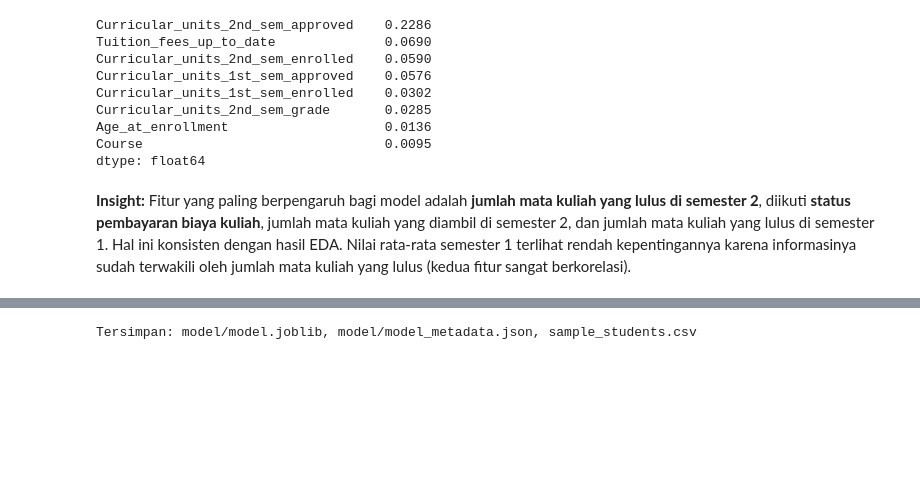
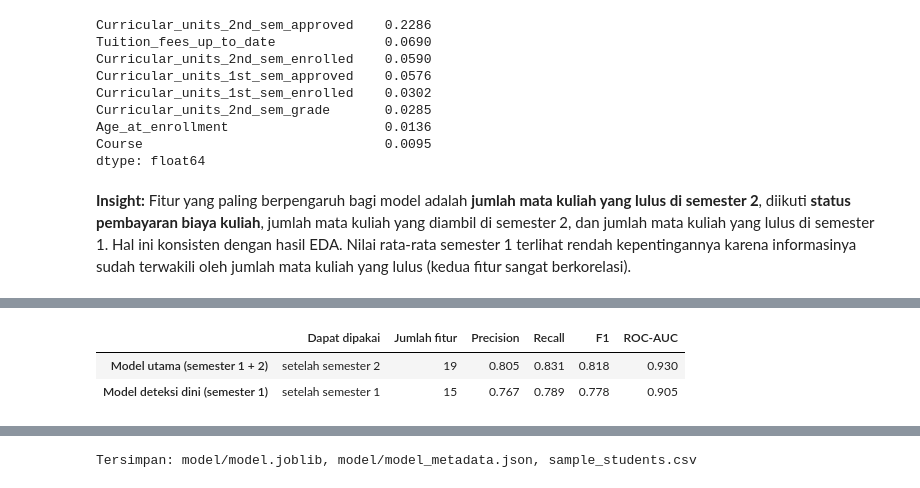
Before and after one commit to AndiArifAbdillah/jaya-jaya-institut-dropout, a Jupyter notebook: notebook.ipynb, the cells around one changed output, grey strips where cells are left out. Drawn from its saved outputs; the diff is of its cells as text; code cells hidden in the pictures; blank space fills up the shorter version.

```diff
--- a/notebook.ipynb
+++ b/notebook.ipynb
@@ -731,0 +735,22 @@ dtype: float64
+# %%
+SEM1_FEATURES = [f for f in SELECTED_FEATURES if "2nd_sem" not in f]
+sem1_model = Pipeline([
+    ("preprocessor", build_preprocessor(CATEGORICAL_FEATURES, [f for f in SEM1_FEATURES if f not in CATEGORICAL_FEATURES])),
+    ("model", LogisticRegression(max_iter=3000, class_weight="balanced", C=best_model.named_steps["model"].C)),
+])
+sem1_model.fit(X_train[SEM1_FEATURES], y_train)
+sem1_proba = sem1_model.predict_proba(X_test[SEM1_FEATURES])[:, 1]
+sem1_pred = (sem1_proba >= 0.5).astype(int)
+
+pd.DataFrame({
+    "Dapat dipakai": ["setelah semester 2", "setelah semester 1"],
+    "Jumlah fitur": [len(SELECTED_FEATURES), len(SEM1_FEATURES)],
+    "Precision": [precision_score(y_test, y_pred), precision_score(y_test, sem1_pred)],
+    "Recall": [recall_score(y_test, y_pred), recall_score(y_test, sem1_pred)],
+    "F1": [f1_score(y_test, y_pred), f1_score(y_test, sem1_pred)],
+    "ROC-AUC": [roc_auc_score(y_test, y_proba), roc_auc_score(y_test, sem1_proba)],
+}, index=["Model utama (semester 1 + 2)", "Model deteksi dini (semester 1)"]).round(3)
+# %% [output]
+|  | Dapat dipakai | Jumlah fitur | Precision | Recall | F1 | ROC-AUC |
+| Model utama (semester 1 + 2) | setelah semester 2 | 19 | 0.805 | 0.831 | 0.818 | 0.930 |
+| Model deteksi dini (semester 1) | setelah semester 1 | 15 | 0.767 | 0.789 | 0.778 | 0.905 |
```
Also changed, not shown: parts of 4 cells of this notebook, 4 other files.
